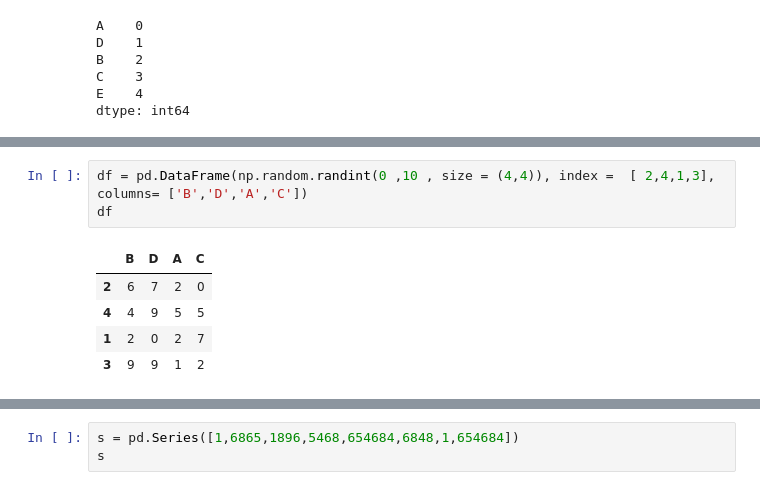
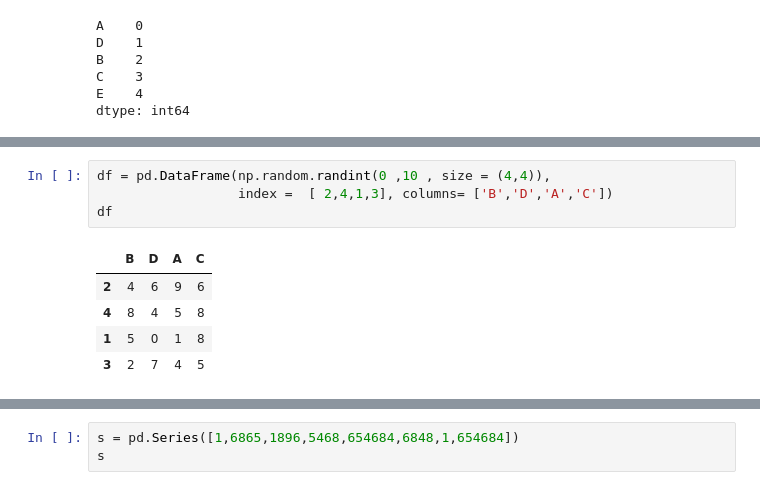
Before and after one commit to Je-Hyeon/My_Study_Materials2021, a Jupyter notebook: Pandas의_거의_모든것(이수안).ipynb, the cells around one changed output, grey strips where cells are left out. Cells and saved outputs as stored; diff of their text form.

```diff
--- a/Pandas의_거의_모든것(이수안).ipynb
+++ b/Pandas의_거의_모든것(이수안).ipynb
@@ -1262,9 +1017,10 @@ dtype: int64
 # %%
-df = pd.DataFrame(np.random.randint(0 ,10 , size = (4,4)), index =  [ 2,4,1,3], columns= ['B','D','A','C'])
+df = pd.DataFrame(np.random.randint(0 ,10 , size = (4,4)),
+                  index =  [ 2,4,1,3], columns= ['B','D','A','C'])
 df
 # %% [output]
 |  | B | D | A | C |
-| 2 | 6 | 7 | 2 | 0 |
-| 4 | 4 | 9 | 5 | 5 |
-| 1 | 2 | 0 | 2 | 7 |
-| 3 | 9 | 9 | 1 | 2 |
+| 2 | 4 | 6 | 9 | 6 |
+| 4 | 8 | 4 | 5 | 8 |
+| 1 | 5 | 0 | 1 | 8 |
+| 3 | 2 | 7 | 4 | 5 |
```
Also changed, not shown: parts of 187 cells of this notebook.
